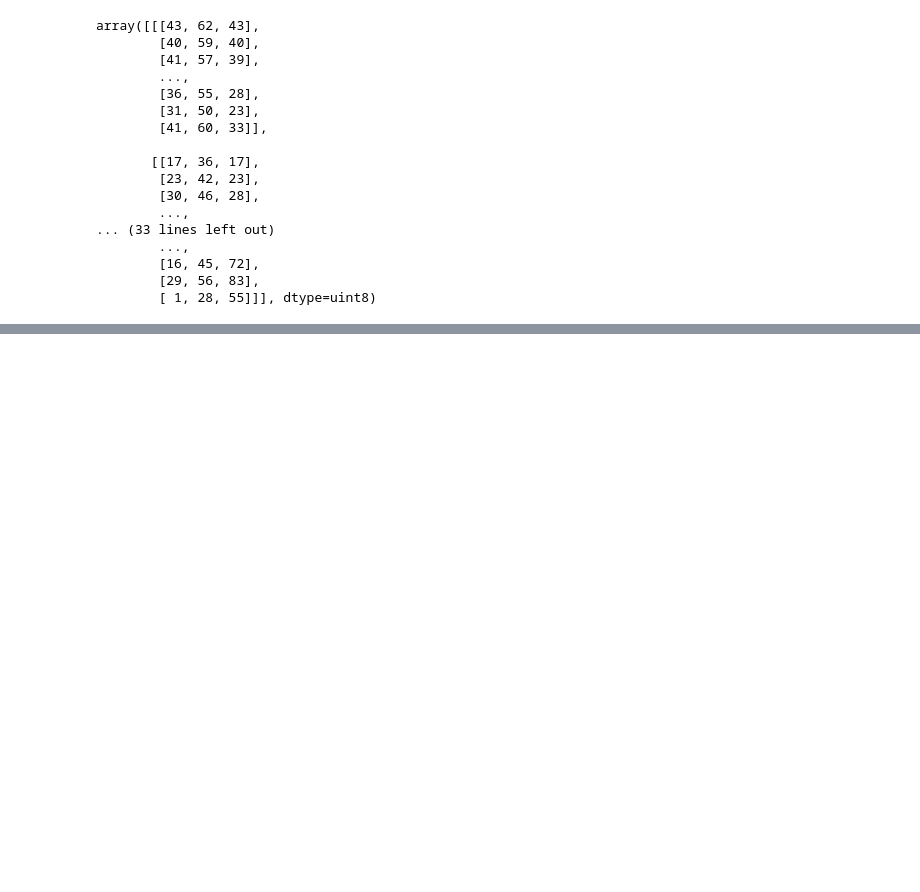
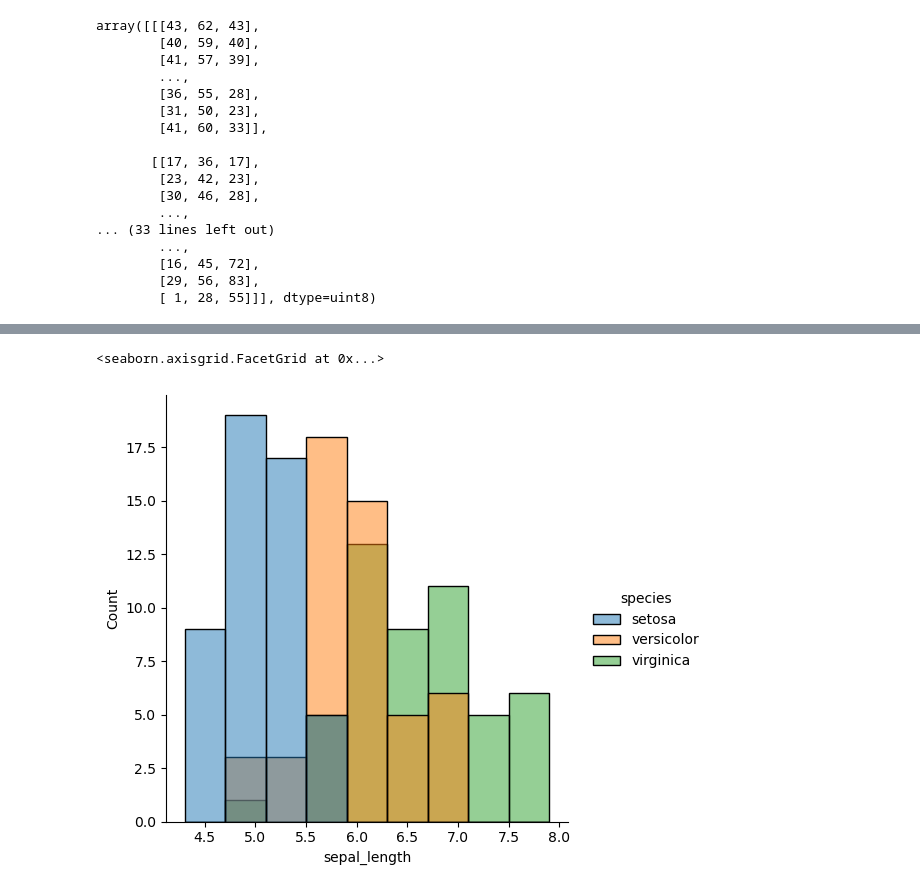
Before and after one commit to DheerajKholia/python-tutorials, a Jupyter notebook: session-4.ipynb, the cells around one changed output, grey strips where cells are left out. Cells and saved outputs as stored; diff of their text form; code cells hidden in the pictures; blank space fills up the shorter version.

```diff
--- a/session-4.ipynb
+++ b/session-4.ipynb
@@ -151,0 +225,5 @@ array([[[43, 62, 43],
+# %%
+sns.displot(iris,x='sepal_length',hue='species')
+# %% [output]
+<seaborn.axisgrid.FacetGrid at 0x...>
+[figure, added]
```
Also changed, not shown: parts of 14 cells of this notebook.
